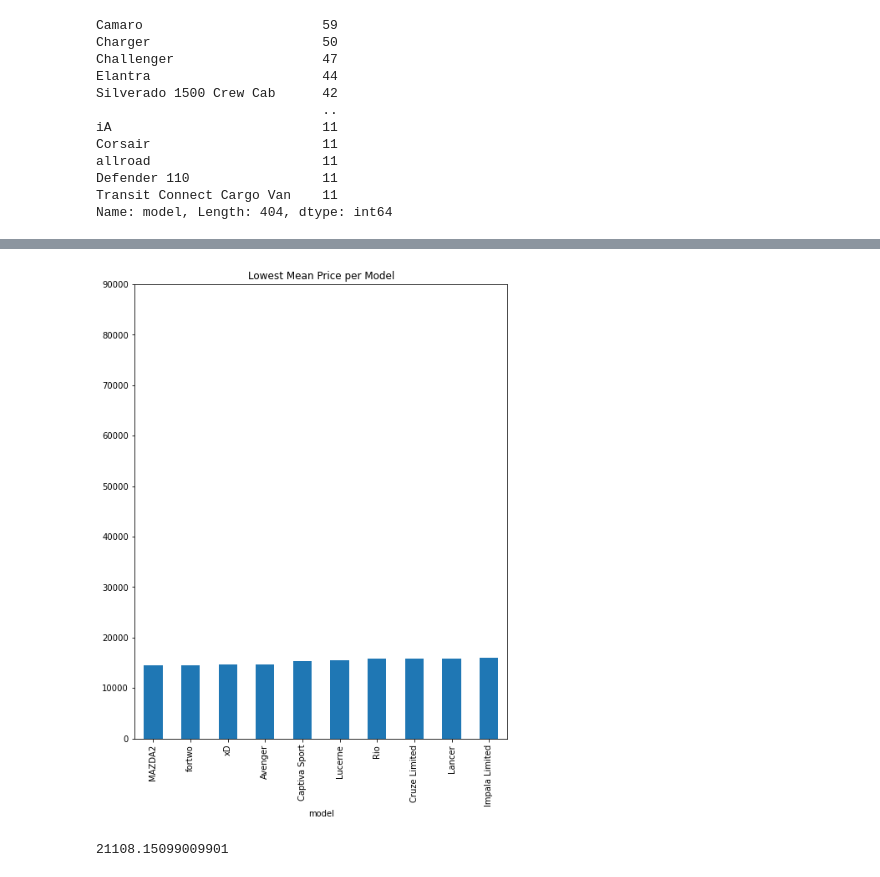
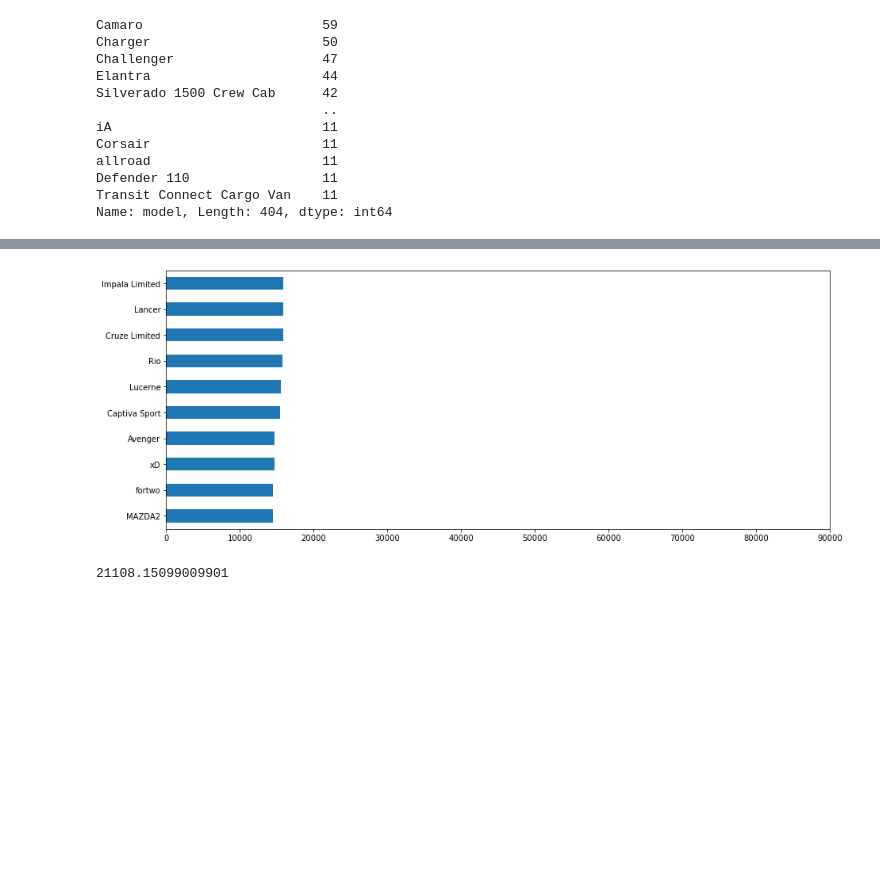
Before and after one commit to romant56/Car-pricing-algorithms, a Jupyter notebook: code/EDA.ipynb, the cells around one changed output, grey strips where cells are left out. Cells and saved outputs as stored; diff of their text form; code cells hidden in the pictures; blank space fills up the shorter version.

```diff
--- a/code/EDA.ipynb
+++ b/code/EDA.ipynb
@@ -29,8 +30,9 @@ high_price.figure.savefig('../images/high_price.png', bbox_inches='tight')
 # %%
-low_price = prices.sort_values().head(10).plot(kind='bar', title='Lowest Mean Price per Model', figsize=(8, 10), ylim=(0, 90000));
+low_price = prices.sort_values().head(10).plot(kind='barh', figsize=(15, 6), xlim=(0, 90000));
+low_price.set_ylabel('')
 low_price.figure.savefig('../images/low_price.png', bbox_inches='tight')
 # %% [output]
-[figure, old version]
+[figure, new version]
 # %%
 (df.groupby('model').price.max() - df.groupby('model').price.min()).mean()
 # %% [output]
```
Also changed, not shown: parts of 2 cells of this notebook, 4 other files.
